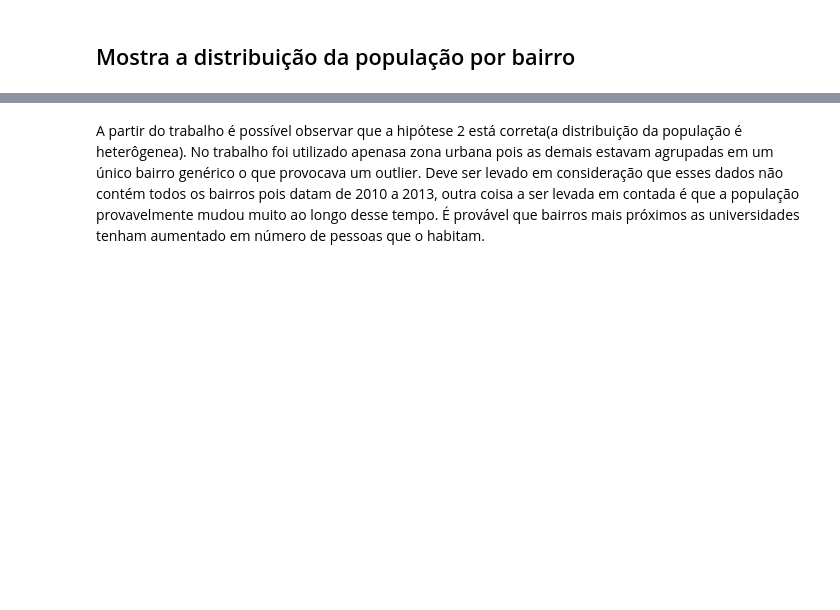
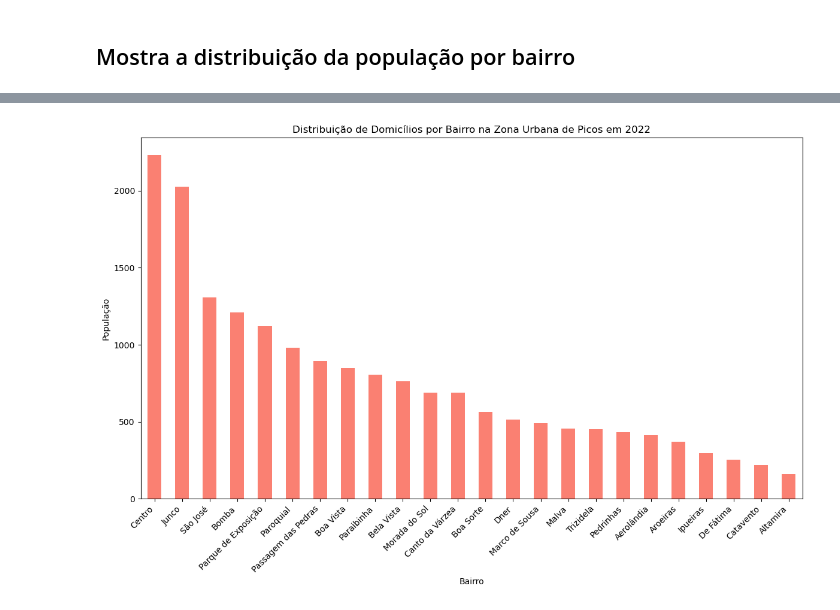
Before and after one commit to renansilva15/data-storytelling, a Jupyter notebook: 2-densidade-demografica-picos/main.ipynb, the cells around one changed output, grey strips where cells are left out. Cells and saved outputs as stored; diff of their text form; code cells hidden in the pictures; blank space fills up the shorter version.

```diff
--- a/2-densidade-demografica-picos/main.ipynb
+++ b/2-densidade-demografica-picos/main.ipynb
@@ -159,2 +252,11 @@ plt.show()
-# %% [markdown]
-A partir do trabalho é possível observar que a hipótese 2 está correta(a distribuição da população é heterôgenea). No trabalho foi utilizado apenasa zona urbana pois as demais estavam agrupadas em um único bairro genérico o que provocava um outlier. Deve ser levado em consideração que esses dados não contém todos os bairros pois datam de 2010 a 2013, outra coisa a ser levada em contada é que a população provavelmente mudou muito ao longo desse tempo. É provável que bairros mais próximos as universidades tenham aumentado em número de pessoas que o habitam.
+# %%
+plt.figure(figsize=(12, 8))
+households_by_urban_neighborhood2022.plot(kind='bar', color='salmon')
+plt.title('Distribuição de Domicílios por Bairro na Zona Urbana de Picos em 2022')
+plt.xlabel('Bairro')
+plt.ylabel('População')
+plt.xticks(rotation=45, ha='right')
+plt.tight_layout()
+plt.show()
+# %% [output]
+[figure, added]
```
Also changed, not shown: parts of 50 cells of this notebook, 9 other files.
